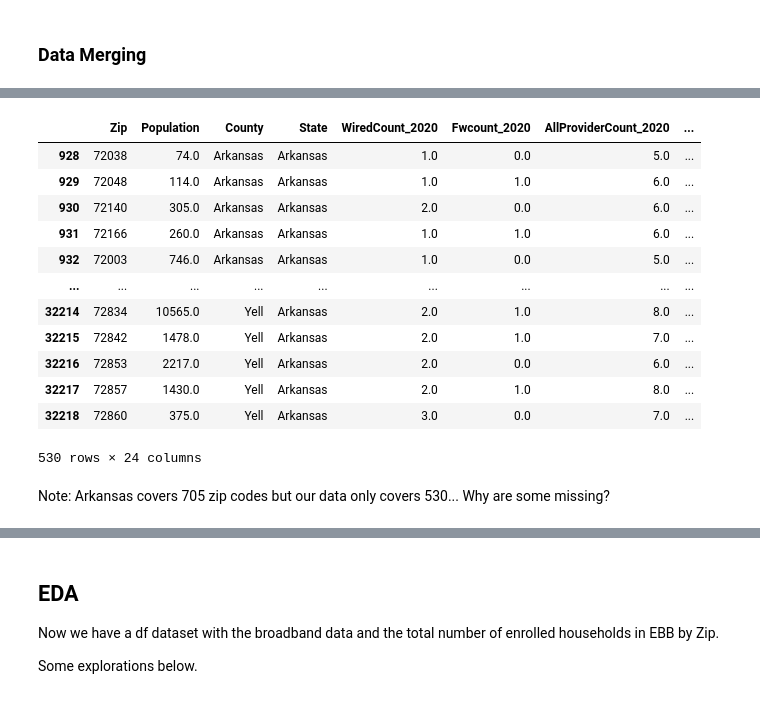
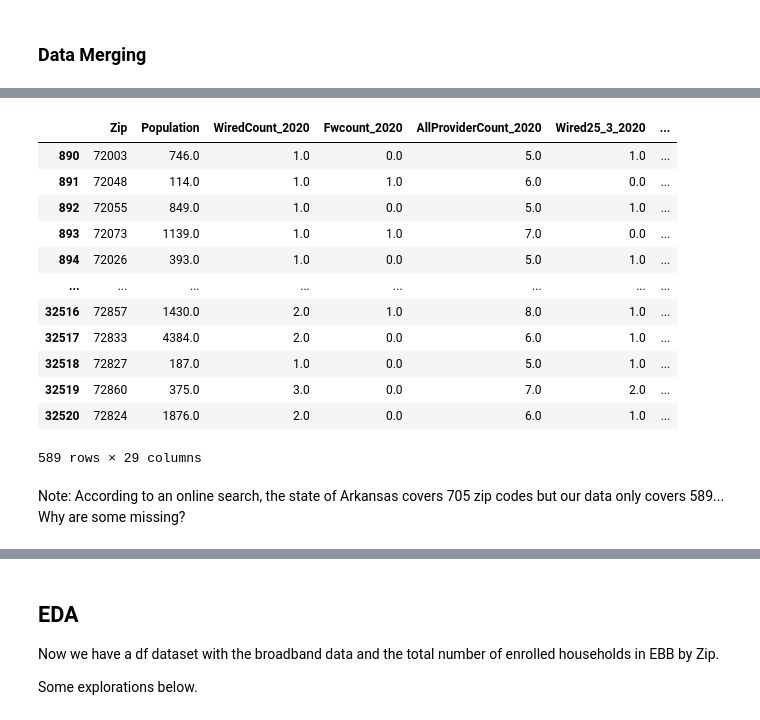
Before and after one commit to jcweaver/broadband-capstone, a Jupyter notebook: notebooks/eda.ipynb, the cells around one changed output, grey strips where cells are left out. Cells and saved outputs as stored; diff of their text form; code cells hidden in the pictures.

```diff
--- a/notebooks/eda.ipynb
+++ b/notebooks/eda.ipynb
@@ -41,7 +49,8 @@ broadband
 # %%
 ## Read in the EBB dataset but keep zip codes formatted correctly
 ebb = pd.read_excel("../data/ebb/EBB_Enrollment_by_Zip5_12_30.xlsx", header =4, usecols="A,B", nrows=30182,
-                   converters={'5 DIGIT ZIP CODE' : lambda x: str(x)})
+                   converters={'5 DIGIT ZIP CODE' : lambda x: pad_zip(x)})
+## Rename columns to standardize across datasetss
 ebb.columns = ["Zip", "Total_Enrolled_Households"]
 ebb
 # %% [output]
@@ -58,3 +67,11 @@ ebb
 | 30180 | 99929 | 34 |
 | 30181 | 00000 | 27028 |
 30182 rows × 2 columns
+# %%
+## Read in the Microsoft Broadband Usage Dataset
+msft_usage = pd.read_csv("../data/USBroadbandUsagePercentages-master/dataset/broadband_data_zipcode.csv",
+                   converters={'POSTAL CODE' : lambda x: pad_zip(x)})
+
+## Rename the column to Zip to match other datasets
+msft_usage = msft_usage.rename(columns={'POSTAL CODE' : "Zip"})
+msft_usage
@@ -92,6 +129,7 @@ np.unique(ebb["5 DIGIT ZIP CODE"]).shape
 ### Data Merging
 # %%
 df = pd.merge(broadband, ebb, how='left', on='Zip')
+df = pd.merge(df, msft_usage, how='right', on='Zip')
 df
 # %% [output]
 |  | Zip | Population | County | State | WiredCount_2020 | Fwcount_2020 | AllProviderCount_2020 | ... |
@@ -109,0 +162,4 @@ df
+# %%
+## Let's drop some of the duplication columns: County Name, ST
+df = df.drop(columns=['State', 'County'])
+df
@@ -110,23 +180,23 @@ df
 # %%
 ## Creating an AR df of just AR zipcodes that were in the zips df
-ar_df = df[df.Zip.isin(zips.zcta5)]
+ar_df = df[df.ST=="AR"]
 ar_df
 # %% [output]
-|  | Zip | Population | County | State | WiredCount_2020 | Fwcount_2020 | AllProviderCount_2020 | ... |
-| 928 | 72038 | 74.0 | Arkansas | Arkansas | 1.0 | 0.0 | 5.0 | ... |
-| 929 | 72048 | 114.0 | Arkansas | Arkansas | 1.0 | 1.0 | 6.0 | ... |
-| 930 | 72140 | 305.0 | Arkansas | Arkansas | 2.0 | 0.0 | 6.0 | ... |
-| 931 | 72166 | 260.0 | Arkansas | Arkansas | 1.0 | 1.0 | 6.0 | ... |
-| 932 | 72003 | 746.0 | Arkansas | Arkansas | 1.0 | 0.0 | 5.0 | ... |
-| ... | ... | ... | ... | ... | ... | ... | ... | ... |
-| 32214 | 72834 | 10565.0 | Yell | Arkansas | 2.0 | 1.0 | 8.0 | ... |
-| 32215 | 72842 | 1478.0 | Yell | Arkansas | 2.0 | 1.0 | 7.0 | ... |
-| 32216 | 72853 | 2217.0 | Yell | Arkansas | 2.0 | 0.0 | 6.0 | ... |
-| 32217 | 72857 | 1430.0 | Yell | Arkansas | 2.0 | 1.0 | 8.0 | ... |
-| 32218 | 72860 | 375.0 | Yell | Arkansas | 3.0 | 0.0 | 7.0 | ... |
+|  | Zip | Population | WiredCount_2020 | Fwcount_2020 | AllProviderCount_2020 | Wired25_3_2020 | ... |
+| 890 | 72003 | 746.0 | 1.0 | 0.0 | 5.0 | 1.0 | ... |
+| 891 | 72048 | 114.0 | 1.0 | 1.0 | 6.0 | 0.0 | ... |
+| 892 | 72055 | 849.0 | 1.0 | 0.0 | 5.0 | 1.0 | ... |
+| 893 | 72073 | 1139.0 | 1.0 | 1.0 | 7.0 | 0.0 | ... |
+| 894 | 72026 | 393.0 | 1.0 | 0.0 | 5.0 | 1.0 | ... |
+| ... | ... | ... | ... | ... | ... | ... | ... |
+| 32516 | 72857 | 1430.0 | 2.0 | 1.0 | 8.0 | 1.0 | ... |
+| 32517 | 72833 | 4384.0 | 2.0 | 0.0 | 6.0 | 1.0 | ... |
+| 32518 | 72827 | 187.0 | 1.0 | 0.0 | 5.0 | 1.0 | ... |
+| 32519 | 72860 | 375.0 | 3.0 | 0.0 | 7.0 | 2.0 | ... |
+| 32520 | 72824 | 1876.0 | 2.0 | 0.0 | 6.0 | 1.0 | ... |
-530 rows × 24 columns
+589 rows × 29 columns
 # %% [markdown]
-Note: Arkansas covers 705 zip codes but our data only covers 530... Why are some missing?
+Note: According to an online search, the state of Arkansas covers 705 zip codes but our data only covers 589... Why are some missing?
 # %%
 ## Get all the columns
 
```
Also changed, not shown: parts of 13 cells of this notebook, 13 other files.
